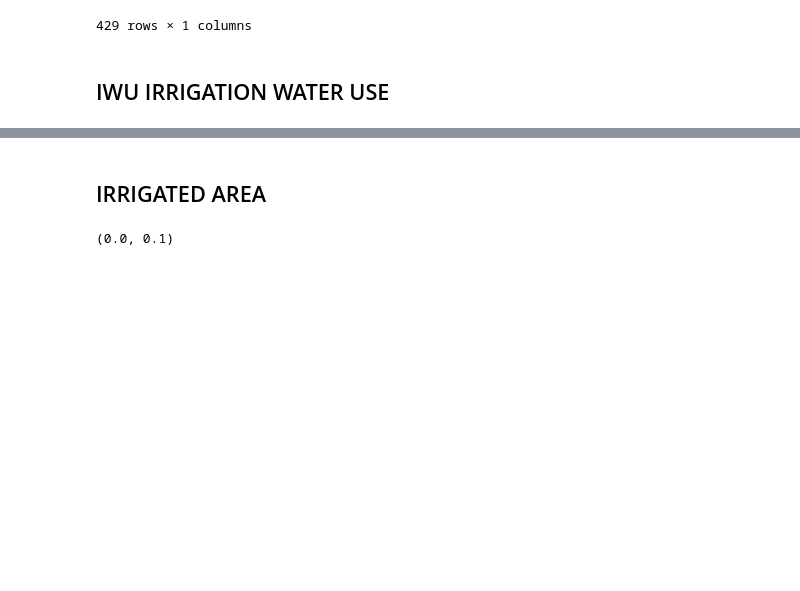
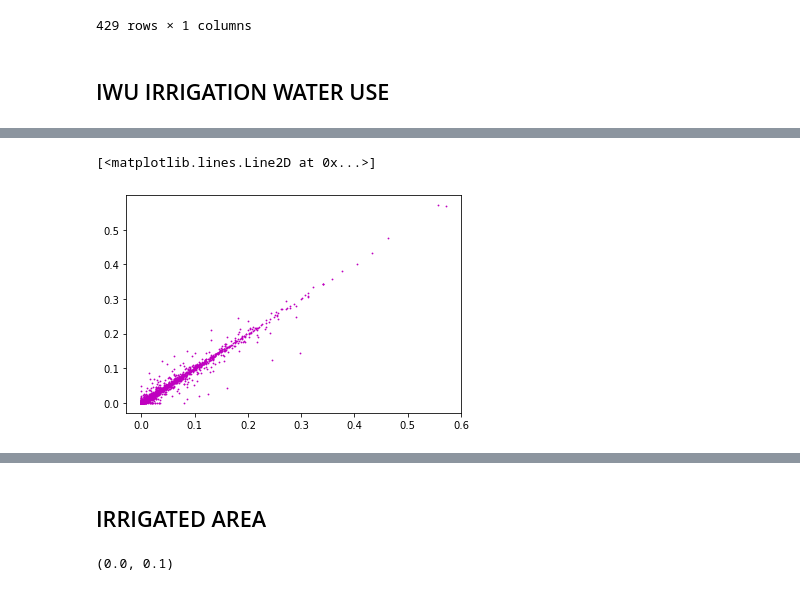
Before and after one commit to fvanoorschot/global_sr_module, a Jupyter notebook: run_script_grid_to_catchments.ipynb, the cells around one changed output, grey strips where cells are left out. Cells and saved outputs as stored; diff of their text form; code cells hidden in the pictures; blank space fills up the shorter version.

```diff
--- a/run_script_grid_to_catchments.ipynb
+++ b/run_script_grid_to_catchments.ipynb
@@ -247 +247,11 @@ f
 8658 rows × 1 columns
+# %%
+f1 = pd.read_csv(f'{work_dir}/output/irrigation/mean_irrigation_all_catchments.csv',index_col=0)
+f2 = pd.read_csv(f'{work_dir}/output/irrigation/mean_irrigation_all_catchments2.csv',index_col=0)
+df = pd.DataFrame(index=f1.index,columns=['f1','f2'])
+df['f1']=f1.iwu_mean_mmday
+df['f2']=f2.iwu_mean_mmday
+plt.plot(df.f1, df.f2,'mo',markersize=0.8)
+# %% [output]
+[<matplotlib.lines.Line2D at 0x...>]
+[figure, added]
```
Also changed, not shown: parts of 15 cells of this notebook, 9 other files.
